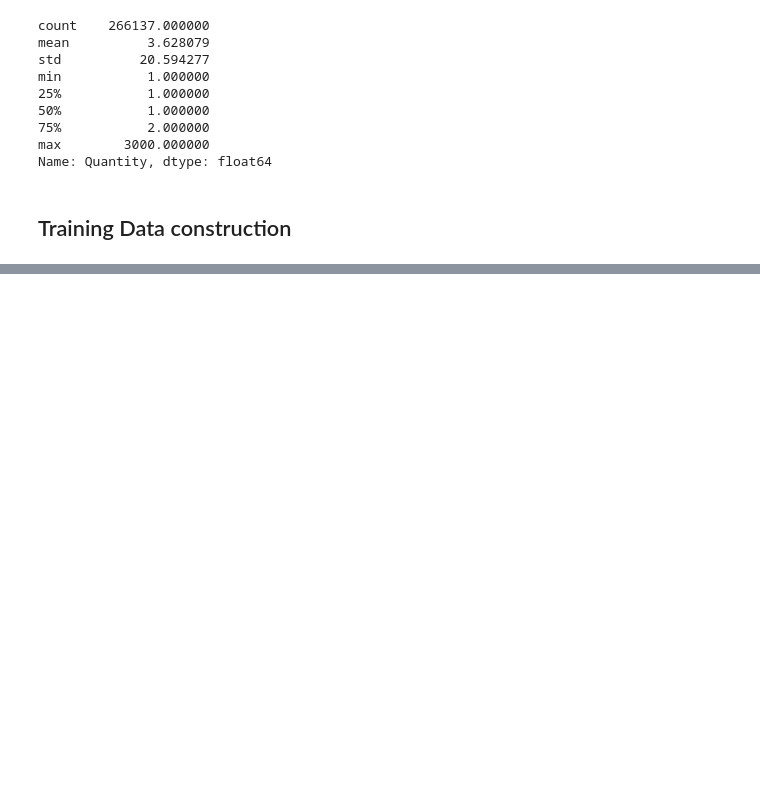
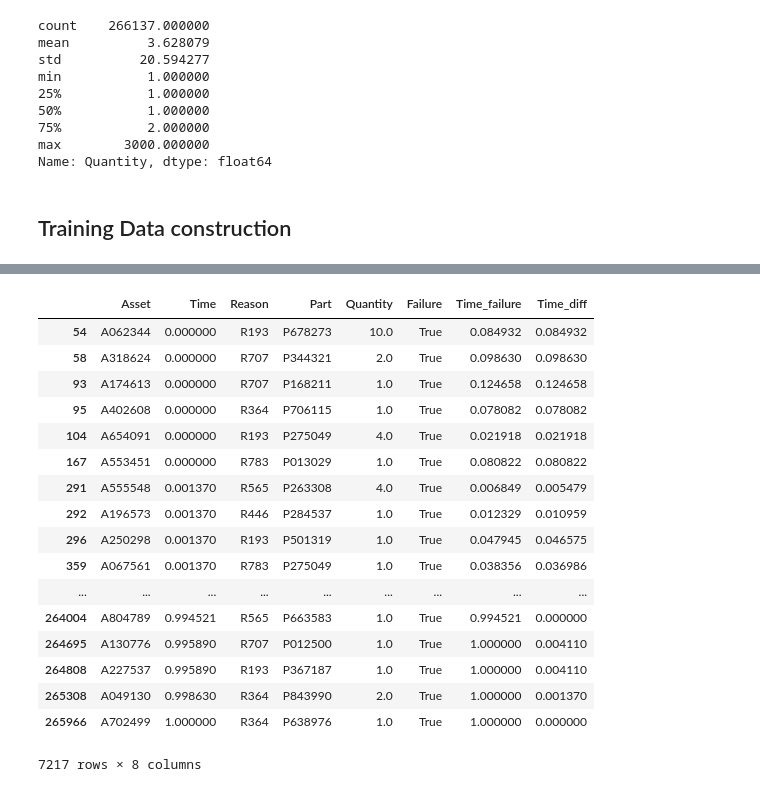
Before and after one commit to ronaldpereira/phm-challenge, a Jupyter notebook: 2014/src/phm-2014.ipynb, the cells around one changed output, grey strips where cells are left out. Cells and saved outputs as stored; diff of their text form; code cells hidden in the pictures; blank space fills up the shorter version.

Commit message:
train data construction

```diff
--- a/2014/src/phm-2014.ipynb
+++ b/2014/src/phm-2014.ipynb
@@ -195,0 +189,3 @@ KeyError: '[1446] not found in axis'
+# %%
+train_df = consumption.copy()
+train_df.drop("index", axis=1, inplace=True)
@@ -195,0 +196,4 @@ KeyError: '[1446] not found in axis'
+# %%
+train_df["Failure"] = [False] * train_df.shape[0]
+train_df["Time_failure"] = [0] * train_df.shape[0]
+train_df["Time_diff"] = [0] * train_df.shape[0]
@@ -195,0 +209,35 @@ KeyError: '[1446] not found in axis'
+# %%
+failures_list = list(failures.itertuples(index=False, name=None))
+# %%
+for fail_asset, fail_time in tqdm(failures_list):
+    possible_cons = train_df.query(
+        "Time <= %f and Asset == '%s'" % (fail_time, fail_asset)
+    ).tail(1)
+
+    if len(possible_cons) > 0:
+        train_df.loc[possible_cons.index, "Failure"] = True
+        train_df.loc[possible_cons.index, "Time_failure"] = fail_time
+        train_df.loc[possible_cons.index, "Time_diff"] = (
+            fail_time - train_df.Time
+        )
+# %%
+train_df.query('Failure==True')
+# %% [output]
+|  | Asset | Time | Reason | Part | Quantity | Failure | Time_failure | Time_diff |
+| 54 | A062344 | 0.000000 | R193 | P678273 | 10.0 | True | 0.084932 | 0.084932 |
+| 58 | A318624 | 0.000000 | R707 | P344321 | 2.0 | True | 0.098630 | 0.098630 |
+| 93 | A174613 | 0.000000 | R707 | P168211 | 1.0 | True | 0.124658 | 0.124658 |
+| 95 | A402608 | 0.000000 | R364 | P706115 | 1.0 | True | 0.078082 | 0.078082 |
+| 104 | A654091 | 0.000000 | R193 | P275049 | 4.0 | True | 0.021918 | 0.021918 |
+| 167 | A553451 | 0.000000 | R783 | P013029 | 1.0 | True | 0.080822 | 0.080822 |
+| 291 | A555548 | 0.001370 | R565 | P263308 | 4.0 | True | 0.006849 | 0.005479 |
+| 292 | A196573 | 0.001370 | R446 | P284537 | 1.0 | True | 0.012329 | 0.010959 |
+| 296 | A250298 | 0.001370 | R193 | P501319 | 1.0 | True | 0.047945 | 0.046575 |
+| 359 | A067561 | 0.001370 | R783 | P275049 | 1.0 | True | 0.038356 | 0.036986 |
+| ... | ... | ... | ... | ... | ... | ... | ... | ... |
+| 264004 | A804789 | 0.994521 | R565 | P663583 | 1.0 | True | 0.994521 | 0.000000 |
+| 264695 | A130776 | 0.995890 | R707 | P012500 | 1.0 | True | 1.000000 | 0.004110 |
+| 264808 | A227537 | 0.995890 | R193 | P367187 | 1.0 | True | 1.000000 | 0.004110 |
+| 265308 | A049130 | 0.998630 | R364 | P843990 | 2.0 | True | 1.000000 | 0.001370 |
+| 265966 | A702499 | 1.000000 | R364 | P638976 | 1.0 | True | 1.000000 | 0.000000 |
+7217 rows × 8 columns
```
Also changed, not shown: parts of 7 cells of this notebook.
